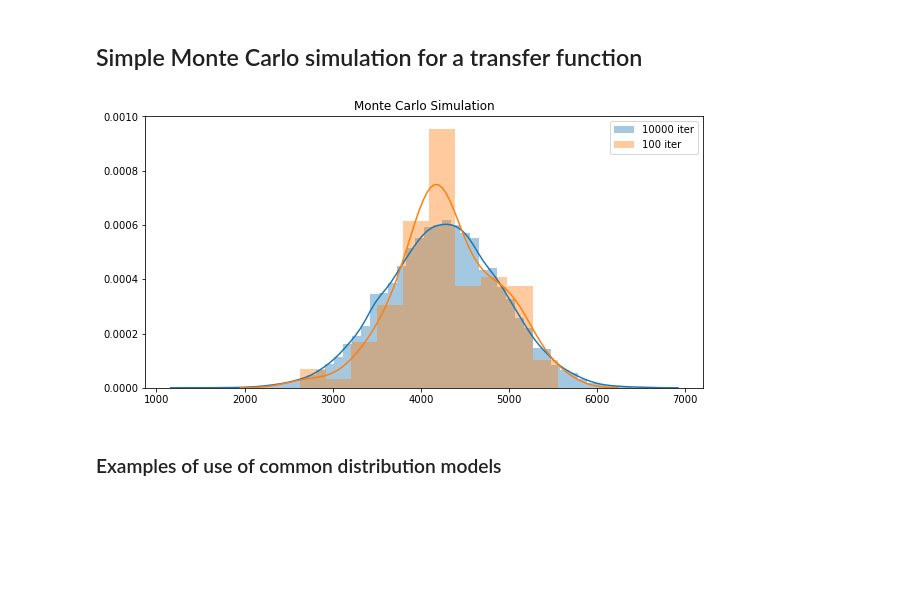
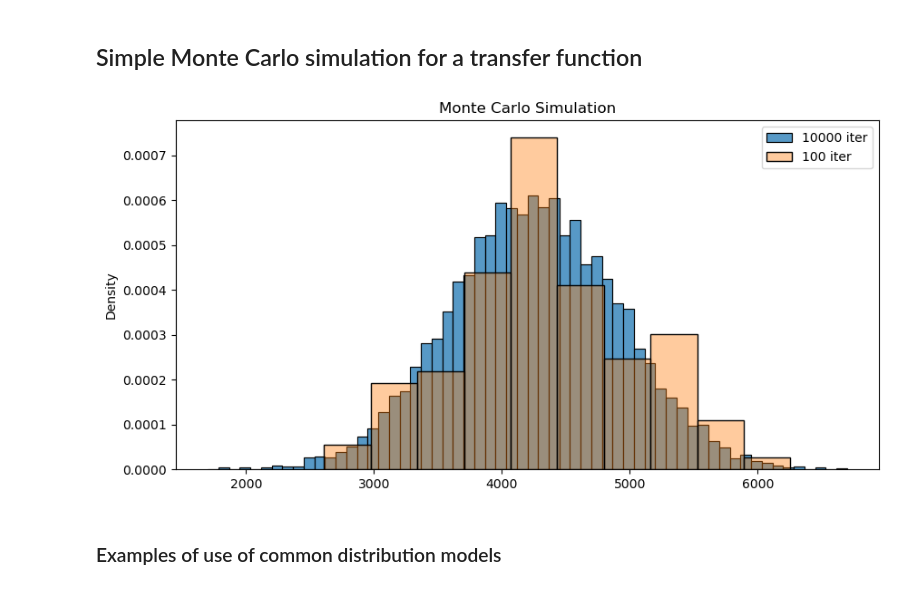
Before and after one commit to rafburzy/Statistics, a Jupyter notebook: Monte_Carlo.ipynb, the cells around one changed output. Saved outputs shown, nothing was run; the diff lists cells and outputs as text; code cells hidden in the pictures; blank space fills up the shorter version.

```diff
--- a/Monte_Carlo.ipynb
+++ b/Monte_Carlo.ipynb
@@ -27,12 +27,12 @@ k = Monte_Carlo(transfer_function, iterations=iterations)
 l = Monte_Carlo(transfer_function, iterations=100)
 # %%
 fig = plt.figure(figsize=(10,5))
-sns.distplot(k, label="10000 iter")
-sns.distplot(l, label="100 iter")
+sns.histplot(k, label="10000 iter", stat="density")
+sns.histplot(l, label="100 iter", stat="density", alpha=0.4)
 plt.legend()
 plt.title('Monte Carlo Simulation');
 # %% [output]
-[figure, old version]
+[figure, new version]
 # %% [markdown]
 ### Examples of use of common distribution models
 # %%
```
Also changed, not shown: parts of 5 cells of this notebook.
